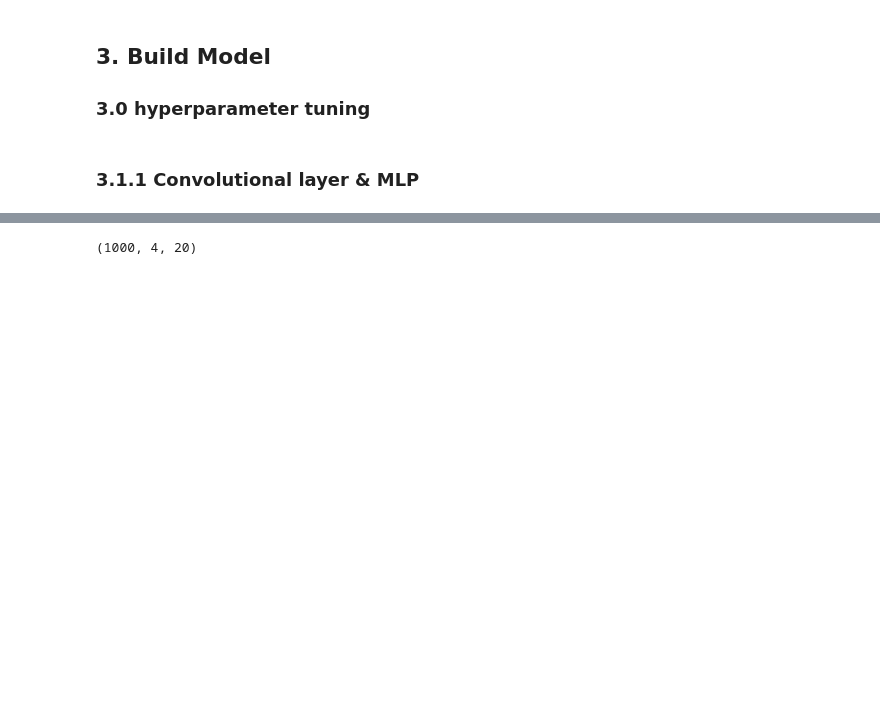
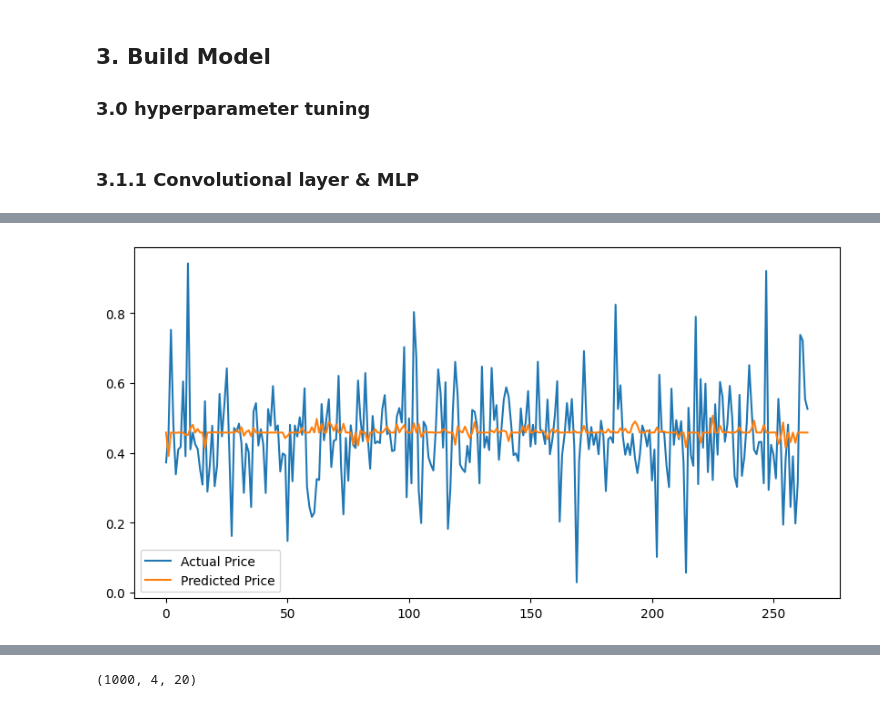
Before and after one commit to Gavin-OP/stat4012-group-project, a Jupyter notebook: code/STAT4012_group_project_code.ipynb, the cells around one changed output, grey strips where cells are left out. Cells and saved outputs as stored; diff of their text form; code cells hidden in the pictures; blank space fills up the shorter version.

```diff
--- a/code/STAT4012_group_project_code.ipynb
+++ b/code/STAT4012_group_project_code.ipynb
@@ -203,0 +254,4 @@ plt.show()
+# %%
+# 5-32-32-32-1
+MLP1 = MLP_TSLA()
+MLP1.train(X_train, y_train, bs=32, ntry=10, neuron_size=32)
@@ -203,0 +276,14 @@ plt.show()
+# %%
+# find the minimum mse loss
+best_lost1 = MLP1.mse(X_test, y_test)
+print(best_lost1)
+y_pred1 = np.squeeze(MLP1.predict(X_test))
+
+# plot the predicted price and actual price
+plt.figure(figsize=(10, 5))
+plt.plot(y_test, label='Actual Price')
+plt.plot(y_pred1, label='Predicted Price')
+# plt.plot((y_pred1-np.mean(y_pred1))/0.5, label='Predicted Price scaled')
+plt.legend()
+plt.show()
+# %% [output]
@@ -203,0 +293 @@ plt.show()
+[figure, added]
```
Also changed, not shown: parts of 37 cells of this notebook, 1 other file.
